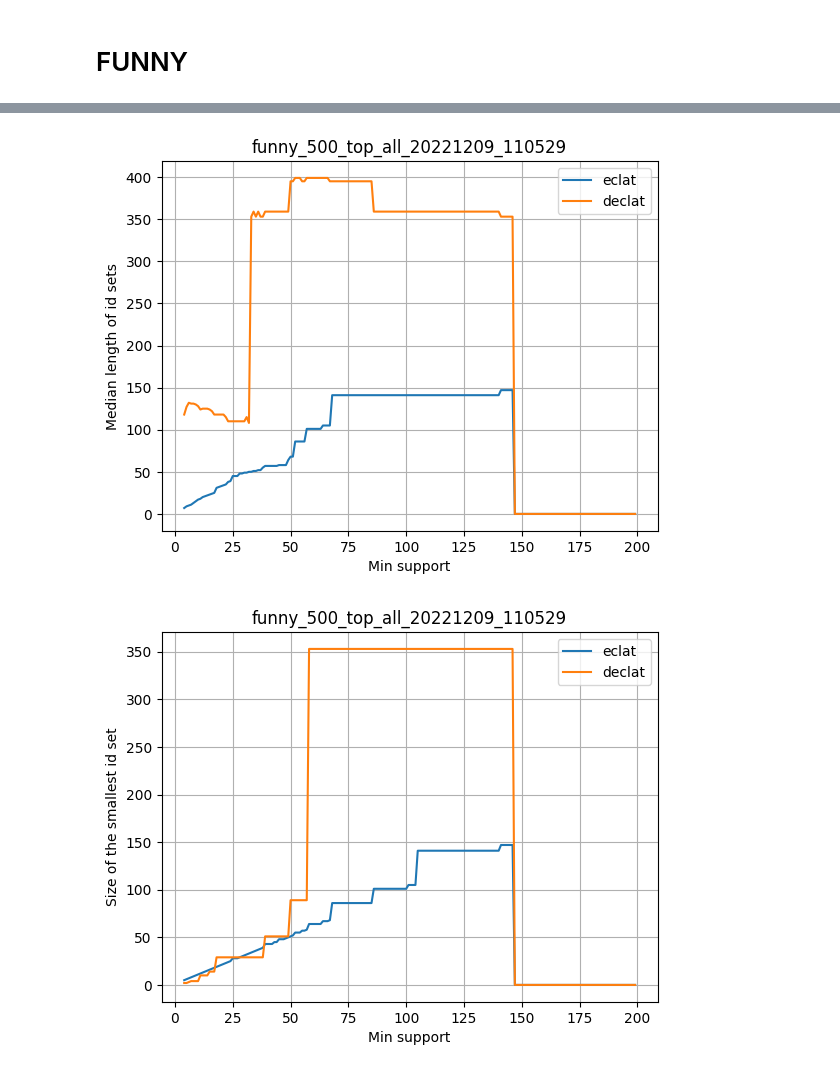
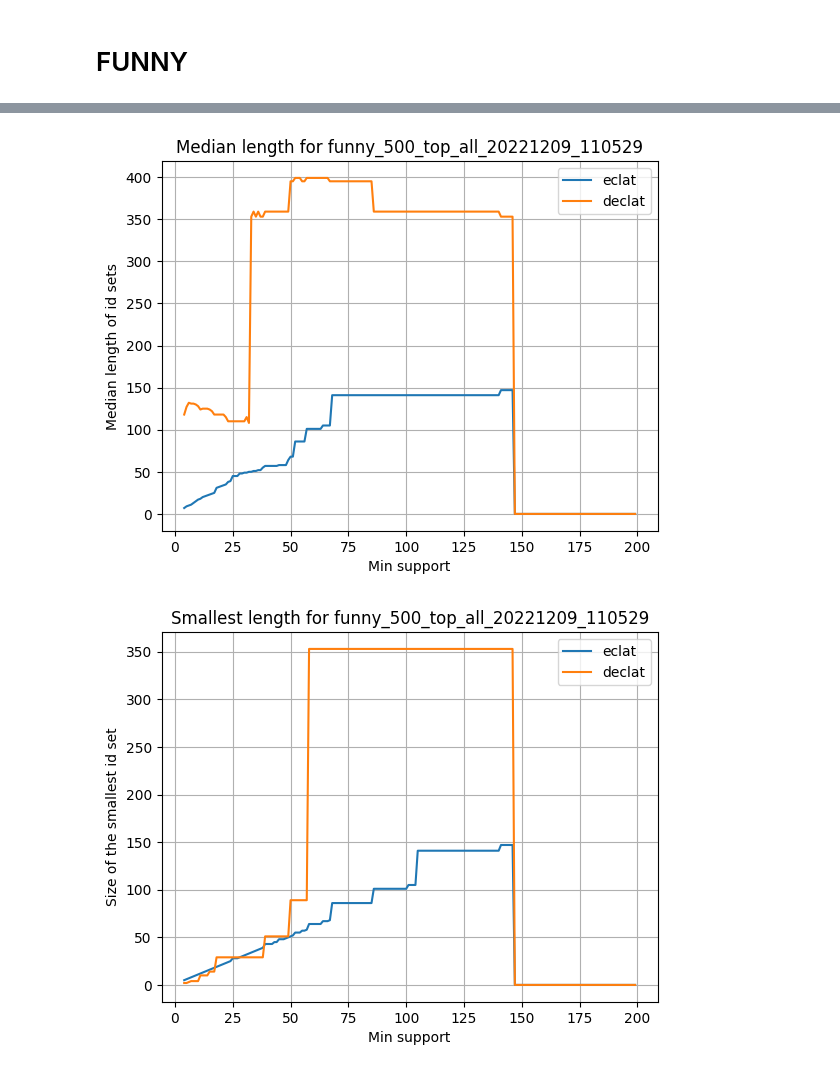
Before and after one commit to steciuk/MED-dEclat-1, a Jupyter notebook: experiments.ipynb, the cells around one changed output, grey strips where cells are left out. Drawn from its saved outputs; the diff is of its cells as text; code cells hidden in the pictures.

```diff
--- a/experiments.ipynb
+++ b/experiments.ipynb
@@ -96,29 +96,29 @@ plt.show()
 # %%
 fig, ax = plt.subplots()
 ax.plot(MIN_SUPPORTS, [result.median for result in funny_eclat_results], label="eclat")
 ax.plot(MIN_SUPPORTS, [result.median for result in funny_declat_results], label="declat")
 
 ax.set(xlabel='Min support', ylabel='Median length of id sets',
-       title='funny_500_top_all_20221209_110529')
+       title='Median length for funny_500_top_all_20221209_110529')
 ax.grid()
 plt.legend()
 
 plt.show()
 # %% [output]
-[figure, old version]
+[figure, new version]
 # %%
 fig, ax = plt.subplots()
 ax.plot(MIN_SUPPORTS, [result.min for result in funny_eclat_results], label="eclat")
 ax.plot(MIN_SUPPORTS, [result.min for result in funny_declat_results], label="declat")
 
 ax.set(xlabel='Min support', ylabel='Size of the smallest id set',
-       title='funny_500_top_all_20221209_110529')
+       title='Smallest length for funny_500_top_all_20221209_110529')
 ax.grid()
 plt.legend()
 
 plt.show()
 # %% [output]
-[figure, old version]
+[figure, new version]
 # %%
 fig, ax = plt.subplots()
 ax.plot(MIN_SUPPORTS, [result.max for result in funny_eclat_results], label="eclat")
```
Also changed, not shown: parts of 6 cells of this notebook.
